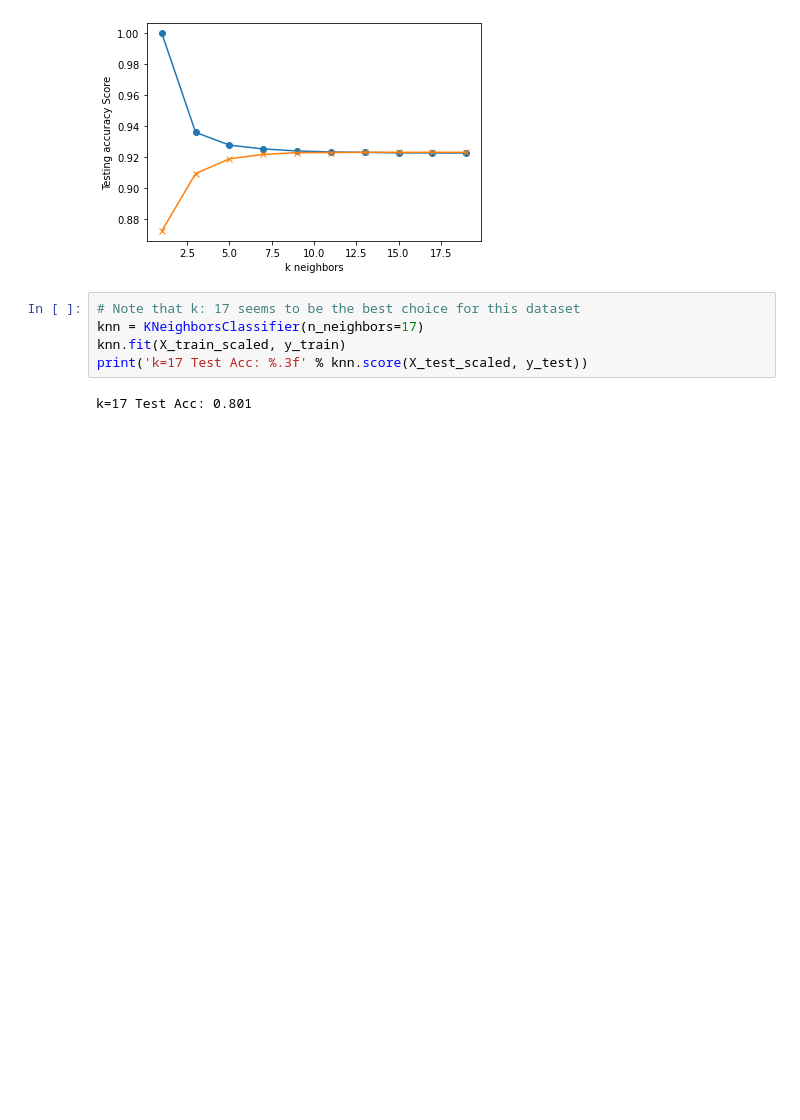
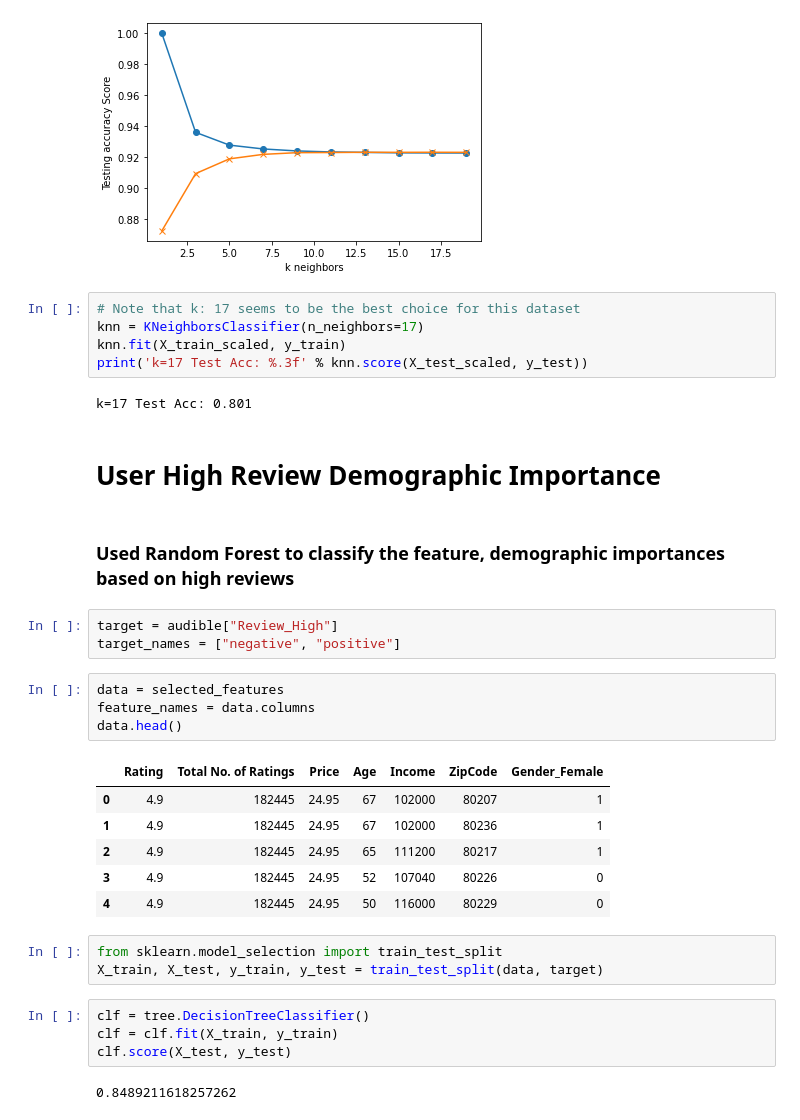
Before and after one commit to mgeorgic/Audible_App, a Jupyter notebook: Audible_Machine_Learning.ipynb, the cells around one changed output. Drawn from its saved outputs; the diff is of its cells as text; blank space fills up the shorter version.

Commit message:
final predictions with Random Forest

```diff
--- a/Audible_Machine_Learning.ipynb
+++ b/Audible_Machine_Learning.ipynb
@@ -620,3 +630,30 @@ knn.fit(X_train_scaled, y_train)
 print('k=17 Test Acc: %.3f' % knn.score(X_test_scaled, y_test))
 # %% [output]
 k=17 Test Acc: 0.801
+# %% [markdown]
+# User High Review Demographic Importance
+# %% [markdown]
+### Used Random Forest to classify the feature, demographic importances based on high reviews
+# %%
+target = audible["Review_High"]
+target_names = ["negative", "positive"]
+# %%
+data = selected_features
+feature_names = data.columns
+data.head()
+# %% [output]
+|  | Rating | Total No. of Ratings | Price | Age | Income | ZipCode | Gender_Female |
+| 0 | 4.9 | 182445 | 24.95 | 67 | 102000 | 80207 | 1 |
+| 1 | 4.9 | 182445 | 24.95 | 67 | 102000 | 80236 | 1 |
+| 2 | 4.9 | 182445 | 24.95 | 65 | 111200 | 80217 | 1 |
+| 3 | 4.9 | 182445 | 24.95 | 52 | 107040 | 80226 | 0 |
+| 4 | 4.9 | 182445 | 24.95 | 50 | 116000 | 80229 | 0 |
+# %%
+from sklearn.model_selection import train_test_split
+X_train, X_test, y_train, y_test = train_test_split(data, target)
+# %%
+clf = tree.DecisionTreeClassifier()
+clf = clf.fit(X_train, y_train)
+clf.score(X_test, y_test)
+# %% [output]
+0.8489211618257262
```
Also changed, not shown: parts of 7 cells of this notebook.
